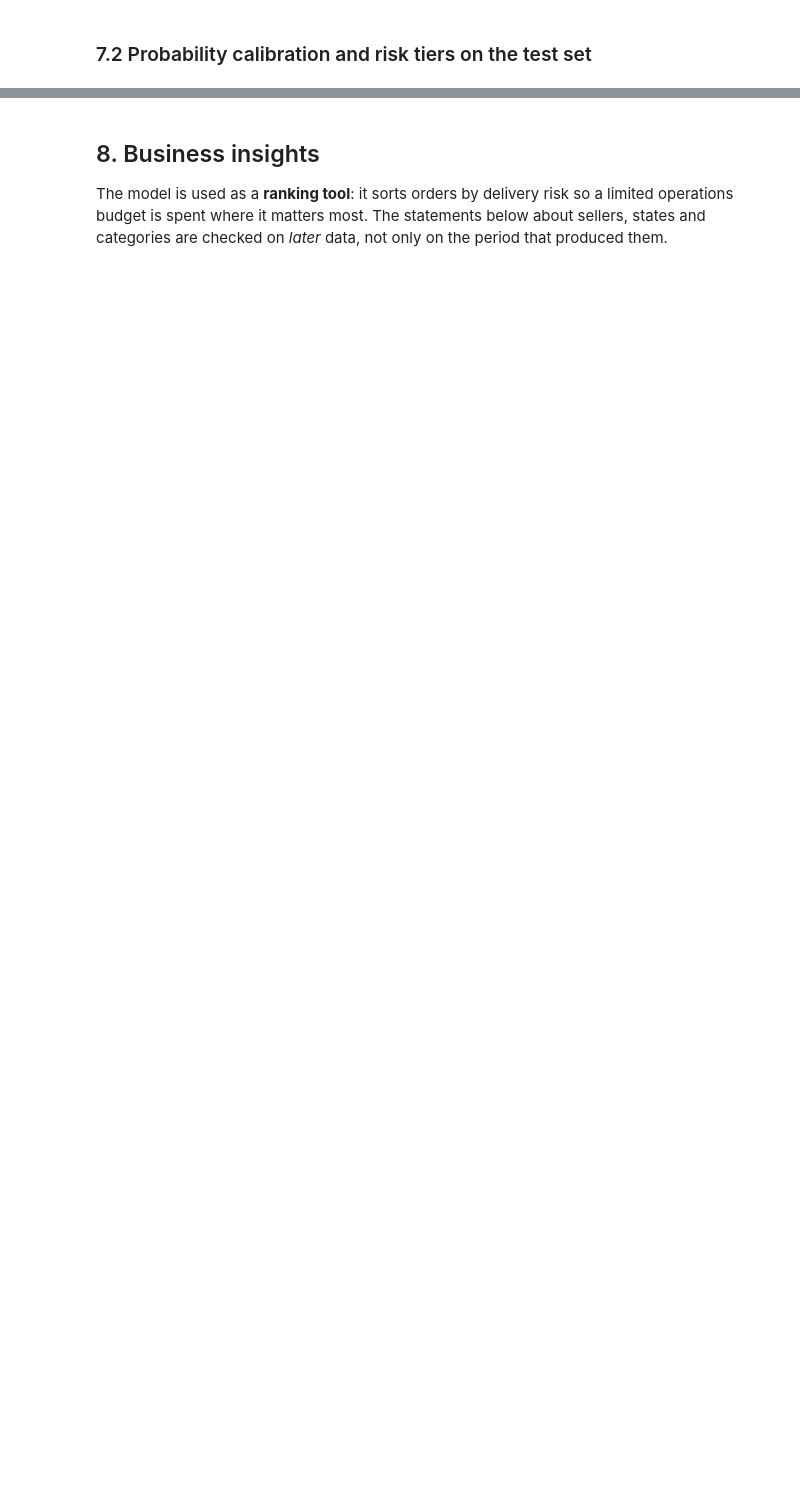
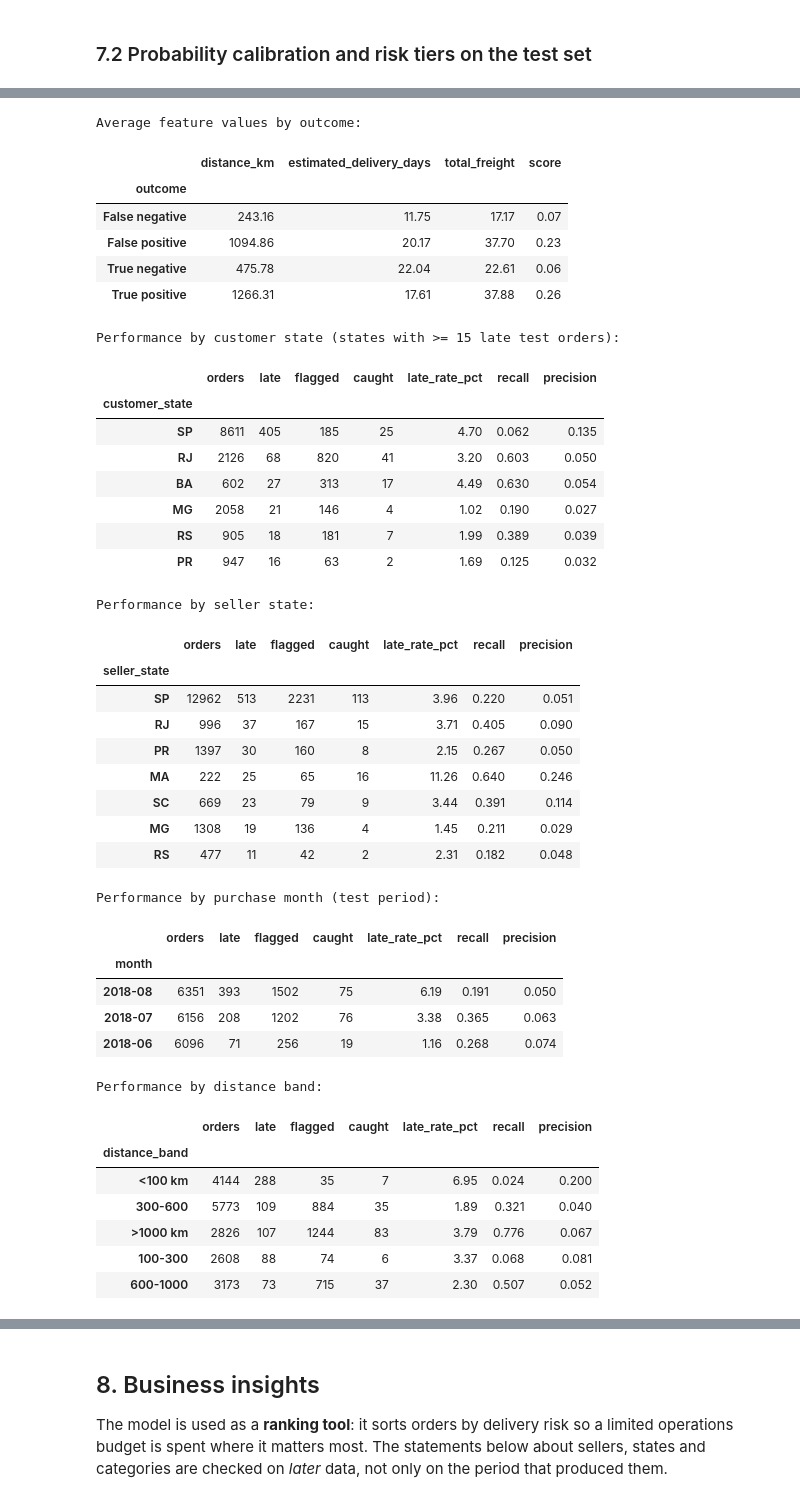
Before and after one commit to mohamedghalwash10/late-delivery-predictor, a Jupyter notebook: notebooks/late_delivery_predictor.ipynb, the cells around one changed output, grey strips where cells are left out. Saved outputs shown, nothing was run; the diff lists cells and outputs as text; code cells hidden in the pictures; blank space fills up the shorter version.

```diff
--- a/notebooks/late_delivery_predictor.ipynb
+++ b/notebooks/late_delivery_predictor.ipynb
@@ -756,0 +1183,21 @@ finish(fig, "29_calibration.png")
+# %%
+train_scores = final.predict_proba(X_train)[:, 1]      # the deployed model, on the data it was trained on
+
+
+def dist_row(scores, late_rate):
+    scores = np.asarray(scores)
+    return {"mean score": scores.mean(), "median": np.median(scores),
+            "90th percentile": np.quantile(scores, 0.90), "actual late rate %": late_rate * 100}
+
+
+diag = pd.DataFrame({
+    "validation (out-of-fold models)": dist_row(oof["score"], oof["y"].mean()),
+    "training (deployed model, in-sample)": dist_row(train_scores, y_train.mean()),
+    "test (deployed model)": dist_row(proba, y_test.mean()),
+}).T
+print("Score distributions. Compare the first two rows (same cut-off source problem) with the third (drift):")
+display(diag.round(4))
+print(f"Share of orders at or above the first version's High cut-off ({high_cut:.4f}): "
+      f"validation {np.mean(oof['score'] >= high_cut) * 100:.1f}%   "
+      f"training in-sample {np.mean(train_scores >= high_cut) * 100:.1f}%   "
+      f"test {np.mean(proba >= high_cut) * 100:.1f}%")
@@ -779,7 +1374,7 @@ At the **High-risk** cut-off every test order falls into one of four outcomes: t
 res_df = test[["order_id", "customer_state", "seller_state", "product_category", "distance_km",
                "estimated_delivery_days", "total_freight", "order_purchase_timestamp", TARGET]].copy()
 res_df["score"] = proba
-res_df["flag"] = (proba >= high_cut).astype(int)
+res_df["flag"] = (proba >= cut_high2).astype(int)
 res_df["tp"] = ((res_df["flag"] == 1) & (res_df[TARGET] == 1)).astype(int)
 res_df["outcome"] = np.select(
     [(res_df["flag"] == 1) & (res_df[TARGET] == 1),
@@ -820,3 +1415,4 @@ print("Most confident false alarms (flagged High, arrived on time):")
 display(res_df[res_df["outcome"] == "False positive"].sort_values("score", ascending=False)
         [["customer_state", "seller_state", "product_category", "distance_km",
           "estimated_delivery_days", "score"]].head(8).round(3))
+# %% [output]
@@ -822,0 +1425,40 @@ display(res_df[res_df["outcome"] == "False positive"].sort_values("score", ascen
+Average feature values by outcome:
+|  | distance_km | estimated_delivery_days | total_freight | score |
+| outcome |  |  |  |  |
+| False negative | 243.16 | 11.75 | 17.17 | 0.07 |
+| False positive | 1094.86 | 20.17 | 37.70 | 0.23 |
+| True negative | 475.78 | 22.04 | 22.61 | 0.06 |
+| True positive | 1266.31 | 17.61 | 37.88 | 0.26 |
+Performance by customer state (states with >= 15 late test orders):
+|  | orders | late | flagged | caught | late_rate_pct | recall | precision |
+| customer_state |  |  |  |  |  |  |  |
+| SP | 8611 | 405 | 185 | 25 | 4.70 | 0.062 | 0.135 |
+| RJ | 2126 | 68 | 820 | 41 | 3.20 | 0.603 | 0.050 |
+| BA | 602 | 27 | 313 | 17 | 4.49 | 0.630 | 0.054 |
+| MG | 2058 | 21 | 146 | 4 | 1.02 | 0.190 | 0.027 |
+| RS | 905 | 18 | 181 | 7 | 1.99 | 0.389 | 0.039 |
+| PR | 947 | 16 | 63 | 2 | 1.69 | 0.125 | 0.032 |
+Performance by seller state:
+|  | orders | late | flagged | caught | late_rate_pct | recall | precision |
+| seller_state |  |  |  |  |  |  |  |
+| SP | 12962 | 513 | 2231 | 113 | 3.96 | 0.220 | 0.051 |
+| RJ | 996 | 37 | 167 | 15 | 3.71 | 0.405 | 0.090 |
+| PR | 1397 | 30 | 160 | 8 | 2.15 | 0.267 | 0.050 |
+| MA | 222 | 25 | 65 | 16 | 11.26 | 0.640 | 0.246 |
+| SC | 669 | 23 | 79 | 9 | 3.44 | 0.391 | 0.114 |
+| MG | 1308 | 19 | 136 | 4 | 1.45 | 0.211 | 0.029 |
+| RS | 477 | 11 | 42 | 2 | 2.31 | 0.182 | 0.048 |
+Performance by purchase month (test period):
+|  | orders | late | flagged | caught | late_rate_pct | recall | precision |
+| month |  |  |  |  |  |  |  |
+| 2018-08 | 6351 | 393 | 1502 | 75 | 6.19 | 0.191 | 0.050 |
+| 2018-07 | 6156 | 208 | 1202 | 76 | 3.38 | 0.365 | 0.063 |
+| 2018-06 | 6096 | 71 | 256 | 19 | 1.16 | 0.268 | 0.074 |
+Performance by distance band:
+|  | orders | late | flagged | caught | late_rate_pct | recall | precision |
+| distance_band |  |  |  |  |  |  |  |
+| <100 km | 4144 | 288 | 35 | 7 | 6.95 | 0.024 | 0.200 |
+| 300-600 | 5773 | 109 | 884 | 35 | 1.89 | 0.321 | 0.040 |
+| >1000 km | 2826 | 107 | 1244 | 83 | 3.79 | 0.776 | 0.067 |
+| 100-300 | 2608 | 88 | 74 | 6 | 3.37 | 0.068 | 0.081 |
+| 600-1000 | 3173 | 73 | 715 | 37 | 2.30 | 0.507 | 0.052 |
```
Also changed, not shown: parts of 37 cells of this notebook, 19 other files.
